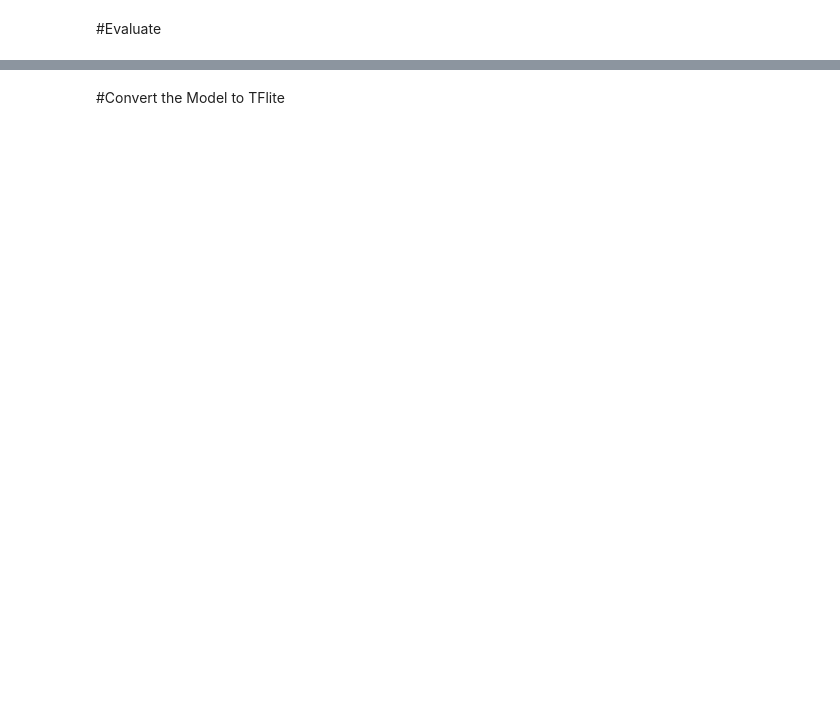
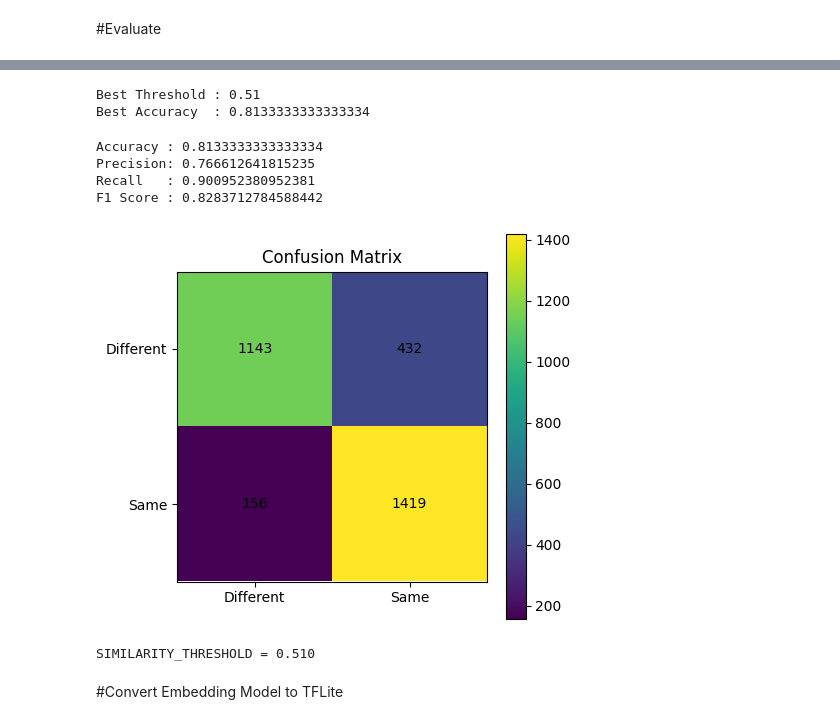
Before and after one commit to WalaaTarek/Safe-Path, a Jupyter notebook: backend/Training codes/Face_recognition_training_model.ipynb, the cells around one changed output, grey strips where cells are left out. Cells and saved outputs as stored; diff of their text form; code cells hidden in the pictures; blank space fills up the shorter version.

```diff
--- a/backend/Training codes/Face_recognition_training_model.ipynb
+++ b/backend/Training codes/Face_recognition_training_model.ipynb
@@ -288,0 +624,8 @@ Epoch 40/40
+# %%
+reduce_lr = tf.keras.callbacks.ReduceLROnPlateau(
+    monitor="val_loss",
+    factor=0.5,
+    patience=3,
+    min_lr=1e-6,
+    verbose=1
+)
@@ -392,2 +734,71 @@ Model saved successfully as /content/final_siamese_model.h5
+# %%
+best_threshold = 0
+best_accuracy = 0
+
+thresholds = np.arange(0,2,0.01)
+
+for th in thresholds:
+
+    predictions = (distances < th).astype(int)
+
+    acc = np.mean(predictions == labels)
+
+    if acc > best_accuracy:
+
+        best_accuracy = acc
+        best_threshold = th
+
+print("Best Threshold :", best_threshold)
+print("Best Accuracy  :", best_accuracy)
+# %% [output]
+Best Threshold : 0.51
+Best Accuracy  : 0.8133333333333334
+# %%
+from sklearn.metrics import (
+    accuracy_score,
+    precision_score,
+    recall_score,
+    f1_score,
+    confusion_matrix
+)
+
+pred = (distances < best_threshold).astype(int)
+
+print("Accuracy :", accuracy_score(labels, pred))
+print("Precision:", precision_score(labels, pred))
+print("Recall   :", recall_score(labels, pred))
+print("F1 Score :", f1_score(labels, pred))
+# %% [output]
+Accuracy : 0.8133333333333334
+Precision: 0.766612641815235
+Recall   : 0.900952380952381
+F1 Score : 0.8283712784588442
+# %%
+cm = confusion_matrix(labels, pred)
+
+plt.figure(figsize=(5,5))
+
+plt.imshow(cm)
+
+plt.title("Confusion Matrix")
+
+plt.colorbar()
+
+plt.xticks([0,1],["Different","Same"])
+plt.yticks([0,1],["Different","Same"])
+
+for i in range(2):
+    for j in range(2):
+        plt.text(j, i, cm[i,j],
+                 ha="center",
+                 va="center")
+
+plt.show()
+# %% [output]
+[figure, added]
+# %%
+print(f"SIMILARITY_THRESHOLD = {best_threshold:.3f}")
+# %% [output]
+SIMILARITY_THRESHOLD = 0.510
 # %% [markdown]
-#Convert the Model to TFlite
+#Convert Embedding Model to TFLite
```
Also changed, not shown: parts of 72 cells of this notebook, 3 other files.
